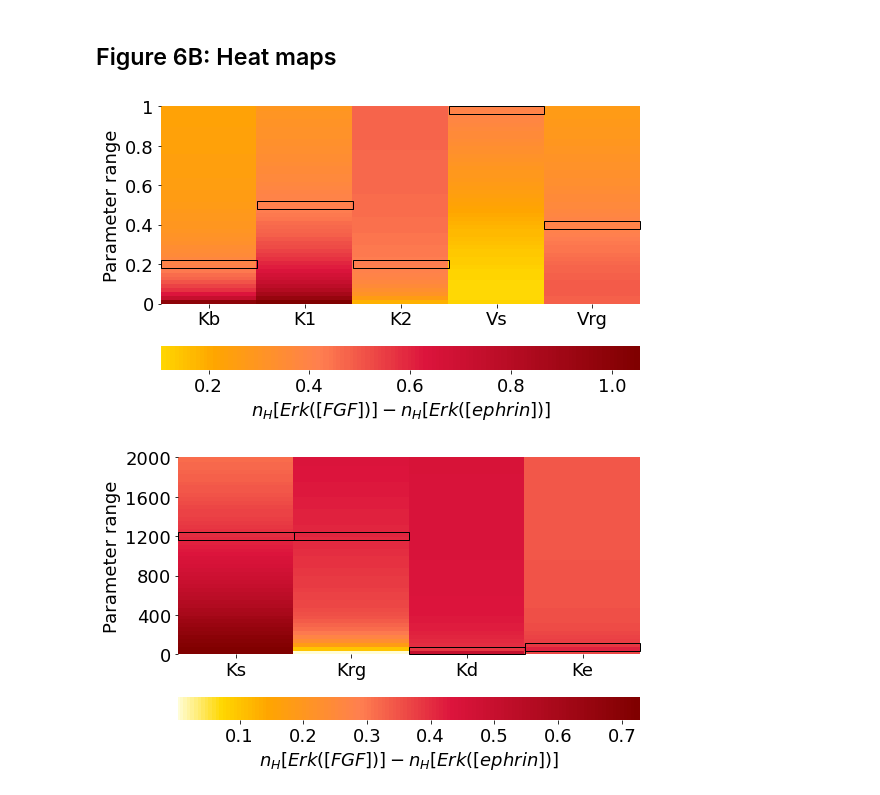
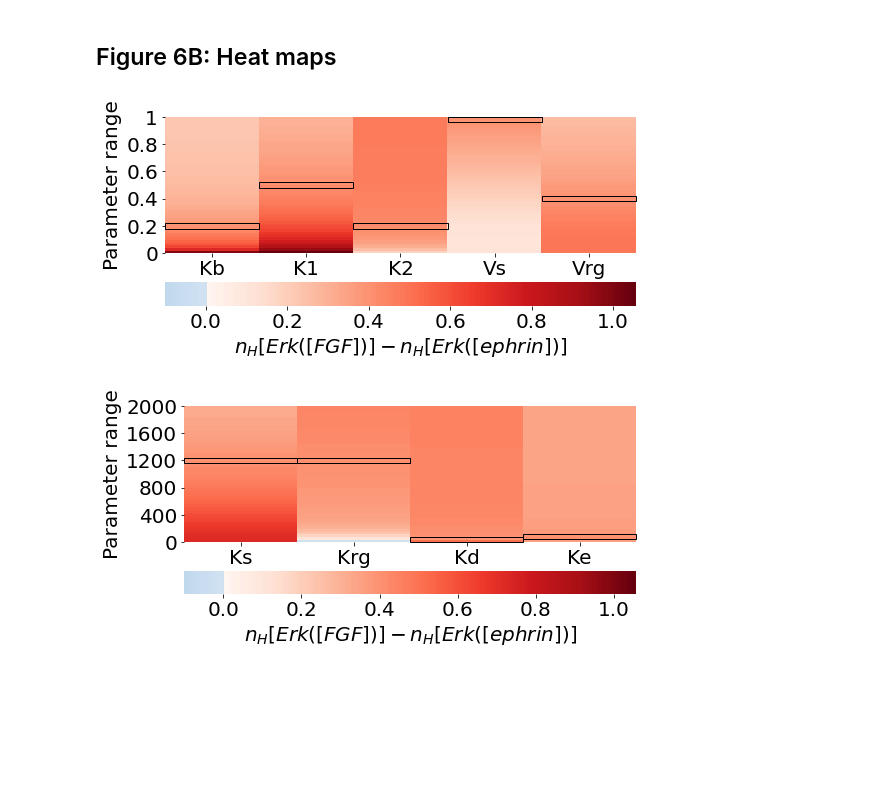
Before and after one commit to rossanabettoni/Model-of-neural-induction-in-the-ascidian-embryo, a Jupyter notebook: Figure 6B.ipynb, the cells around one changed output. Saved outputs shown, nothing was run; the diff lists cells and outputs as text; code cells hidden in the pictures; blank space fills up the shorter version.

```diff
--- a/Figure 6B.ipynb
+++ b/Figure 6B.ipynb
@@ -11,7 +13,7 @@ import pandas as pd
 from scipy.optimize import curve_fit
 from matplotlib.patches import Rectangle
 import matplotlib.colors
-plt.rcParams.update({'font.size': 18})
+plt.rcParams.update({'font.size': 20})
 # %% [markdown]
 # Definitions
 # %% [markdown]
@@ -41,7 +43,7 @@ Function to plot the heatmap
 # %%
 # My Heatmap
 def myHeatmap(data, Min, Max, axs, label):
-    sb.heatmap(data,cmap=cmap,fmt=".4f",vmin=Min, vmax=Max, cbar=True, ax=axs, xticklabels=False, yticklabels=10, cbar_kws={'label': label,"orientation": "horizontal"}, center=0)
+    sb.heatmap(data,cmap=mymap,fmt=".4f",vmin=Min, vmax=Max, cbar=True, ax=axs, xticklabels=False, yticklabels=10, cbar_kws={'label': label,"orientation": "horizontal"}, center=0)
 
 # Find min and max values of the matrix
 def min_array(data):
@@ -363,52 +370,54 @@ diff_Vrg_fit = n_Vrg_F_fit - n_Vrg_eph_fit
 # %%
+# Load the data
+data_01_6B_load = np.loadtxt('results_01_6B.txt')
+data_02000_6B_load = np.loadtxt('results_02000_6B.txt')
+
 # Create the heatmap
-data_01= np.stack((diff_Kb_fit, diff_K1_fit, diff_K2_fit, diff_Vs_fit, diff_Vrg_fit) , axis=-1)
-data_02000= np.stack((diff_Ks_fit, diff_Krg_fit, diff_Kd_fit, diff_Ke_fit) , axis=-1)
 
-# Figure Parameters from 0 to 1
-Min= min_array(data_01)
-Max= max_array(data_01)
+# Left panel: Parameters from 0 to 1
+Min= -0.1
+Max= max_array(data_01_6B_load)
 
-fig = plt.figure(figsize=(8,5))
+fig = plt.figure(figsize=(8,4))
 axs = fig.gca()
-myHeatmap(data_01,Min,Max, axs, label='$n_H[Erk([FGF])]-n_H[Erk([ephrin])]$')
+myHeatmap(data_01_6B_load,Min,Max, axs, label='$n_H[Erk([FGF])]-n_H[Erk([ephrin])]$')
 
 axs.add_patch(Rectangle((0, 9), 1, 2, fill=False, edgecolor='black', lw=1))
 axs.add_patch(Rectangle((1, 24), 1, 2, fill=False, edgecolor='black', lw=1))
 axs.add_patch(Rectangle((2, 9), 1, 2, fill=False, edgecolor='black', lw=1))
 axs.add_patch(Rectangle((3, 48), 1, 2, fill=False, edgecolor='black', lw=1))
 axs.add_patch(Rectangle((4, 19), 1, 2, fill=False, edgecolor='black', lw=1,clip_on=False))
 
 axs.set_ylabel('Parameter range')
 axs.set_xticks([0.5,1.5,2.5,3.5, 4.5])
 axs.set_xticklabels(['Kb','K1','K2','Vs', 'Vrg'])
 axs.set_yticks([0,10,20, 30, 40, 50])
 axs.set_yticklabels(['0','0.2','0.4', '0.6', '0.8', '1'],rotation = 0)
 axs.invert_yaxis()
 plt.tight_layout()
 plt.show()
 
-# Figure Parameters from 0 to 2000
-Min= min_array(data_02000)
-Max= max_array(data_02000)
+# Right panel: Parameters from 0 to 2000
+Min= -0.1
+Max= max_array(data_01_6B_load)
 
-fig = plt.figure(figsize=(8,5))
+fig = plt.figure(figsize=(8,4))
 axs = fig.gca()
-myHeatmap(data_02000,Min,Max, axs,label='$n_H[Erk([FGF])]-n_H[Erk([ephrin])]$')
+myHeatmap(data_02000_6B_load,Min,Max, axs,label='$n_H[Erk([FGF])]-n_H[Erk([ephrin])]$')
 
 axs.add_patch(Rectangle((0, 29), 1, 2, fill=False, edgecolor='black', lw=1))
 axs.add_patch(Rectangle((1, 29), 1, 2, fill=False, edgecolor='black', lw=1))
 axs.add_patch(Rectangle((2, 0), 1, 2, fill=False, edgecolor='black', lw=1, clip_on=False))
 axs.add_patch(Rectangle((3, 1), 1, 2, fill=False, edgecolor='black', lw=1, clip_on=False))
 
 axs.set_ylabel('Parameter range')
 axs.set_xticks([0.5,1.5,2.5,3.5])
 axs.set_xticklabels(['Ks','Krg','Kd','Ke'])
 axs.set_yticks([0,10,20, 30, 40, 50])
 axs.set_yticklabels(['0','400','800', '1200', '1600', '2000'],rotation = 0)
 axs.invert_yaxis()
 plt.tight_layout()
 plt.show()
 # %% [output]
-[figure, old version]
+[figure, new version]
-[figure, old version]
+[figure, new version]
```
Also changed, not shown: parts of 6 cells of this notebook, 37 other files.
